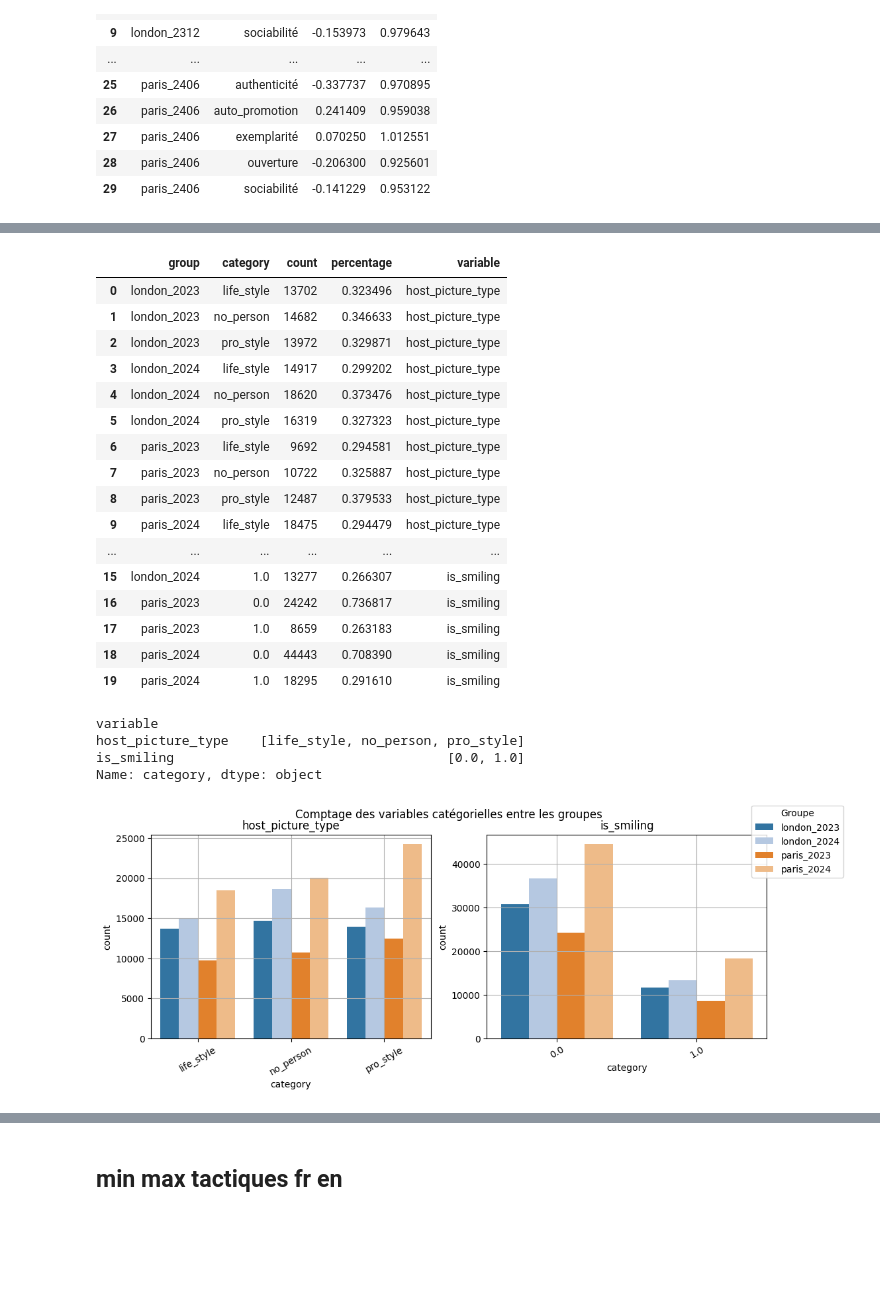
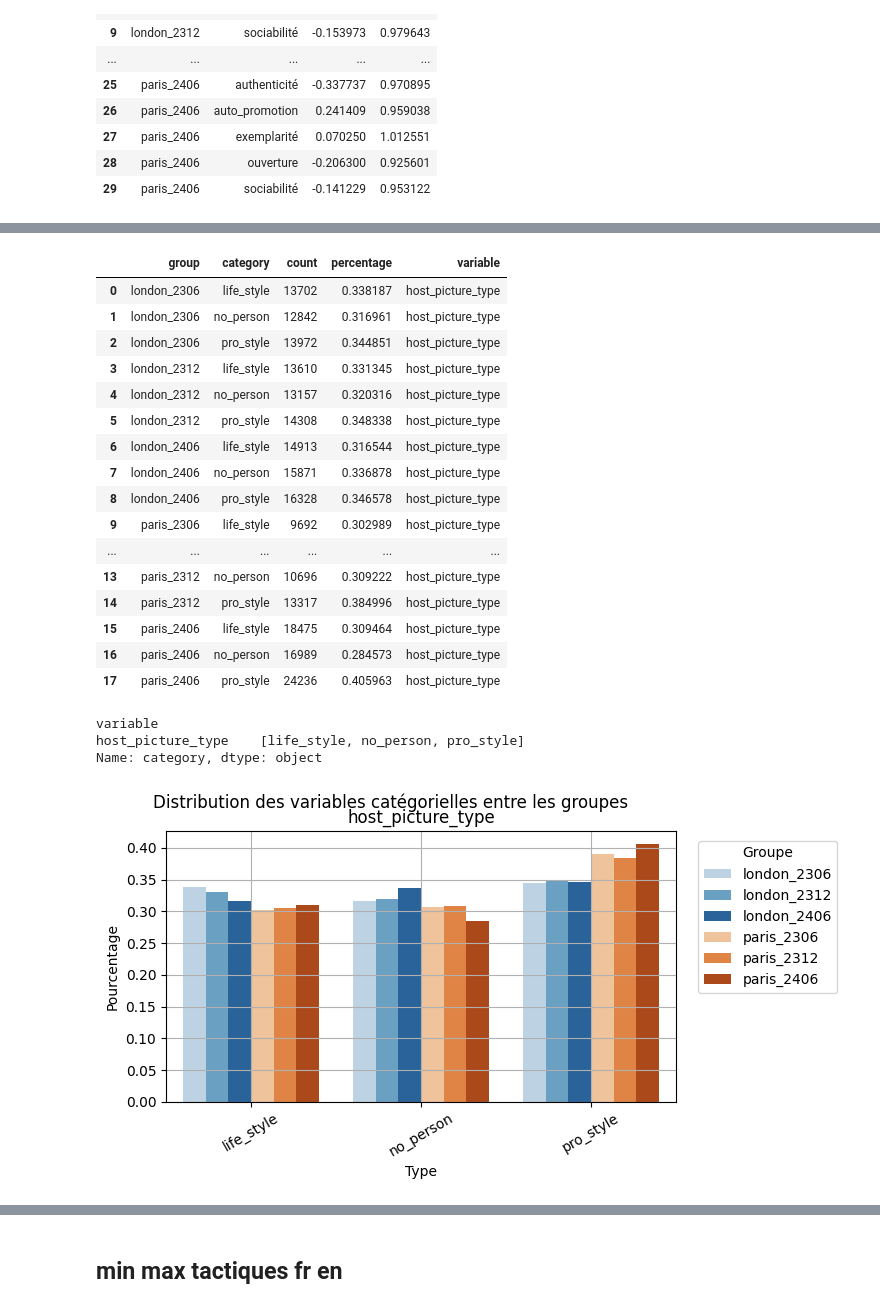
Before and after one commit to yeliu-dh/SelfPresentation_Multimodal_airbnb, a Jupyter notebook: D_stat/test_desc.ipynb, the cells around one changed output, grey strips where cells are left out. Saved outputs shown, nothing was run; the diff lists cells and outputs as text; code cells hidden in the pictures; blank space fills up the shorter version.

```diff
--- a/D_stat/test_desc.ipynb
+++ b/D_stat/test_desc.ipynb
@@ -40,5 +46,5 @@ print(len(x_vars))
 # %%
-path_df="../data_processed\listings_tactics-paris_london-2306_2312_2406.csv"
+path_df="../data_processed\listings_tactics_bio_vis-paris_london-2306_2312_2406.csv"
 df=pd.read_csv(path_df)
 print(df.shape)
 # %% [output]
@@ -418,5 +460,5 @@ display(df_ctrl_cat)
 # %%
-df_stats=df
+df_stats=df.copy()
 
 vars_tactics=["ouverture", "authenticité","sociabilité","auto_promotion","exemplarité"]
 # df变成df_long，策略变量位于variable列中
@@ -504,6 +606,6 @@ plt.show()
 # %%
 vars_pic=["host_picture_type",
-          "is_smiling",
+        #   "is_smiling",
         #   "host_is_superhost"
           ]
 
@@ -528,72 +630,69 @@ display(df_pic)
 print(df_pic.groupby("variable")["category"].unique())
 # %% [output]
 |  | group | category | count | percentage | variable |
-| 0 | london_2023 | life_style | 13702 | 0.323496 | host_picture_type |
-| 1 | london_2023 | no_person | 14682 | 0.346633 | host_picture_type |
-| 2 | london_2023 | pro_style | 13972 | 0.329871 | host_picture_type |
-| 3 | london_2024 | life_style | 14917 | 0.299202 | host_picture_type |
-| 4 | london_2024 | no_person | 18620 | 0.373476 | host_picture_type |
-| 5 | london_2024 | pro_style | 16319 | 0.327323 | host_picture_type |
-| 6 | paris_2023 | life_style | 9692 | 0.294581 | host_picture_type |
-| 7 | paris_2023 | no_person | 10722 | 0.325887 | host_picture_type |
-| 8 | paris_2023 | pro_style | 12487 | 0.379533 | host_picture_type |
-| 9 | paris_2024 | life_style | 18475 | 0.294479 | host_picture_type |
+| 0 | london_2306 | life_style | 13702 | 0.338187 | host_picture_type |
+| 1 | london_2306 | no_person | 12842 | 0.316961 | host_picture_type |
+| 2 | london_2306 | pro_style | 13972 | 0.344851 | host_picture_type |
+| 3 | london_2312 | life_style | 13610 | 0.331345 | host_picture_type |
+| 4 | london_2312 | no_person | 13157 | 0.320316 | host_picture_type |
+| 5 | london_2312 | pro_style | 14308 | 0.348338 | host_picture_type |
+| 6 | london_2406 | life_style | 14913 | 0.316544 | host_picture_type |
+| 7 | london_2406 | no_person | 15871 | 0.336878 | host_picture_type |
+| 8 | london_2406 | pro_style | 16328 | 0.346578 | host_picture_type |
+| 9 | paris_2306 | life_style | 9692 | 0.302989 | host_picture_type |
 | ... | ... | ... | ... | ... | ... |
-| 15 | london_2024 | 1.0 | 13277 | 0.266307 | is_smiling |
-| 16 | paris_2023 | 0.0 | 24242 | 0.736817 | is_smiling |
-| 17 | paris_2023 | 1.0 | 8659 | 0.263183 | is_smiling |
-| 18 | paris_2024 | 0.0 | 44443 | 0.708390 | is_smiling |
-| 19 | paris_2024 | 1.0 | 18295 | 0.291610 | is_smiling |
+| 13 | paris_2312 | no_person | 10696 | 0.309222 | host_picture_type |
+| 14 | paris_2312 | pro_style | 13317 | 0.384996 | host_picture_type |
+| 15 | paris_2406 | life_style | 18475 | 0.309464 | host_picture_type |
+| 16 | paris_2406 | no_person | 16989 | 0.284573 | host_picture_type |
+| 17 | paris_2406 | pro_style | 24236 | 0.405963 | host_picture_type |
 variable
 host_picture_type    [life_style, no_person, pro_style]
-is_smiling                                   [0.0, 1.0]
 Name: category, dtype: object
 # %%
-
 import matplotlib.pyplot as plt
 import seaborn as sns
+
 groups=df_pic['group'].unique()
-colors = sns.color_palette("tab20", len(groups))
-palette={k: v for k, v in zip (groups, colors)}
-
-# palette = {
-#     "london_2023": "#9ecae1",
-#     "london_2024": "#2171b5",
-#     "paris_2023": "#dadaeb",
-#     "paris_2024": "#6a51a3"
-# }
 
 vars_list = df_pic["variable"].unique()
 
-fig, axes = plt.subplots(nrows=1, ncols=len(vars_list), figsize=(6*len(vars_list),4))
+fig, axes = plt.subplots(
+    nrows=1,
+    ncols=len(vars_list),
+    figsize=(6*len(vars_list),4)
+)
+
+axes = np.array(axes).flatten()
 
 for i, var in enumerate(vars_list):
     ax = axes[i]
 
     sns.barplot(
         data=df_pic[df_pic["variable"] == var],
         x="category",
-        y="count",#"count",# "percentage"
+        y="percentage",#"count",# "percentage"
         hue="group",
         palette=palette,
         ax=ax,
     )
 
     ax.set_title(var)
-    ax.set_xlabel("category")
-    ax.set_ylabel("count")
+    ax.set_xlabel("Type")
+    ax.set_ylabel("Pourcentage")
     ax.tick_params(axis='x', rotation=30)
     ax.grid(True)
     # 关键：删除每个子图 legend
     if ax.get_legend() is not None:
         ax.get_legend().remove()
 
 # 只保留一个 legend（非常重要）
 handles, labels = ax.get_legend_handles_labels()
-fig.legend(handles, labels, title="Groupe", loc="upper right")
-plt.tight_layout(rect=[0, 0.9, 0.9, 1])
+fig.legend(handles, labels, title="Groupe",  loc="upper left", bbox_to_anchor=(1, 0.9))
+plt.tight_layout(rect=[0, 0, 1, 1])
 # plt.tight_layout()
-plt.suptitle("Comptage des variables catégorielles entre les groupes")
+plt.suptitle("Distribution des variables catégorielles entre les groupes", y=1)#y提高大标题和图之间的距离
+
 plt.show()
 # %% [output]
-[figure, old version]
+[figure, new version]
```
Also changed, not shown: parts of 10 cells of this notebook, 10 other files.
